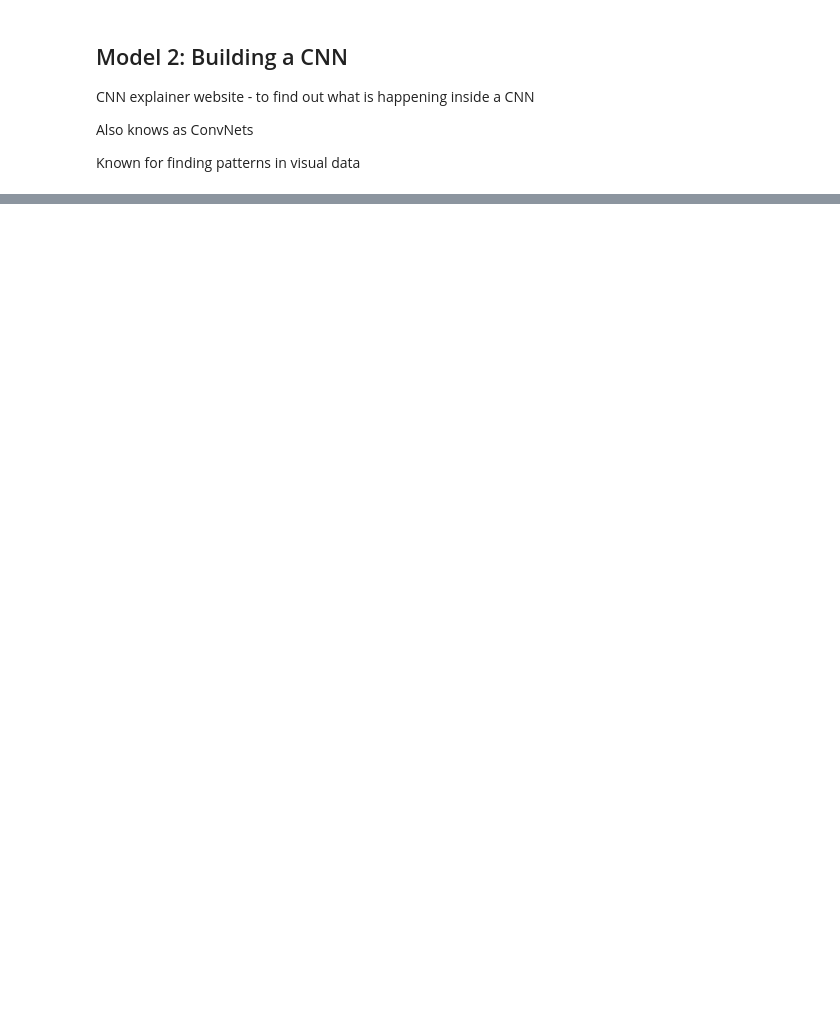
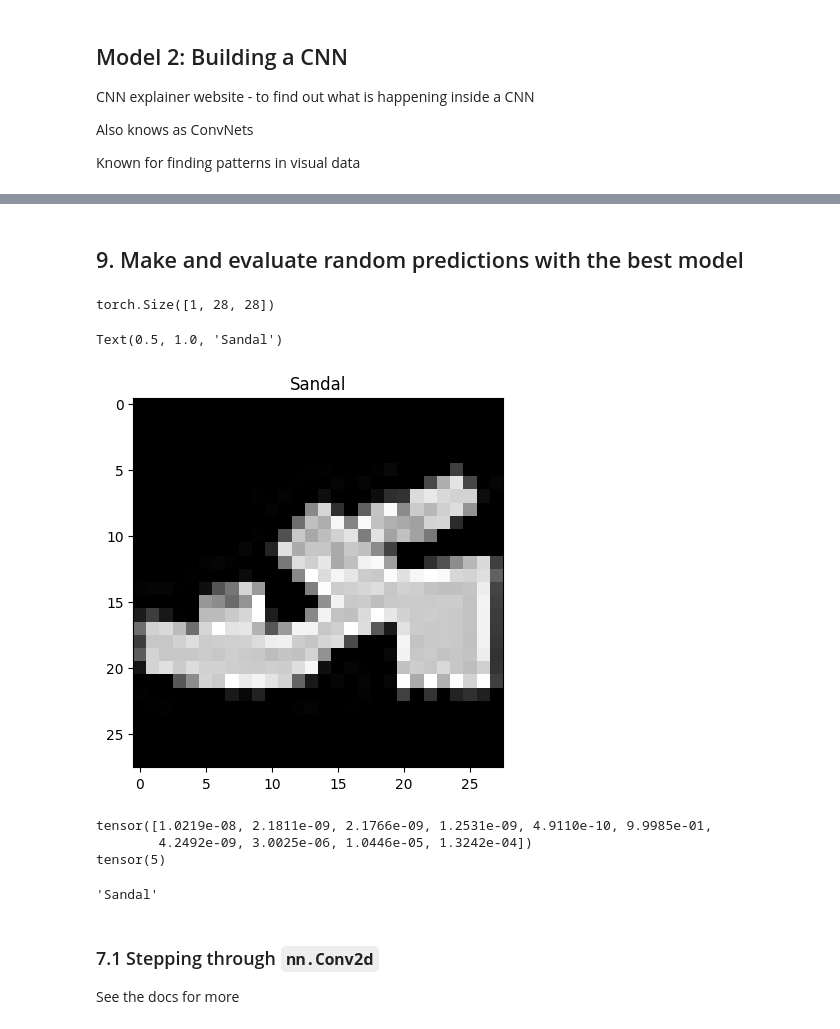
Before and after one commit to markoMedved/Basketball-recognition, a Jupyter notebook: pytorch_basics/03_computer_vision.ipynb, the cells around one changed output, grey strips where cells are left out. Cells and saved outputs as stored; diff of their text form; code cells hidden in the pictures; blank space fills up the shorter version.

```diff
--- a/pytorch_basics/03_computer_vision.ipynb
+++ b/pytorch_basics/03_computer_vision.ipynb
@@ -723,0 +899,2 @@ Known for finding patterns in visual data
+# %% [markdown]
+## 9. Make and evaluate random predictions with the best model
@@ -723,0 +923,34 @@ Known for finding patterns in visual data
+# %%
+import random
+random.seed(42)
+test_samples = []
+test_labels = []
+for sample, label in random.sample(list(test_data), k = 9):
+    test_samples.append(sample)
+    test_labels.append(label)
+
+#View the firts sample shape
+test_samples[0].shape
+# %% [output]
+torch.Size([1, 28, 28])
+# %%
+plt.imshow(test_samples[0].squeeze(), cmap="grey")
+plt.title(class_names[test_labels[0]])
+# %% [output]
+Text(0.5, 1.0, 'Sandal')
+[figure, added]
+# %%
+# Make predictions
+pred_probs = make_predictions(model_2, test_samples)
+print(pred_probs[0])
+print(pred_probs[0].argmax())
+class_names[pred_probs[0].argmax()]
+# %% [output]
+tensor([1.0219e-08, 2.1811e-09, 2.1766e-09, 1.2531e-09, 4.9110e-10, 9.9985e-01,
+        4.2492e-09, 3.0025e-06, 1.0446e-05, 1.3242e-04])
+tensor(5)
+'Sandal'
+# %% [markdown]
+### 7.1 Stepping through `nn.Conv2d`
+
+See the docs for more
```
Also changed, not shown: parts of 22 cells of this notebook.
